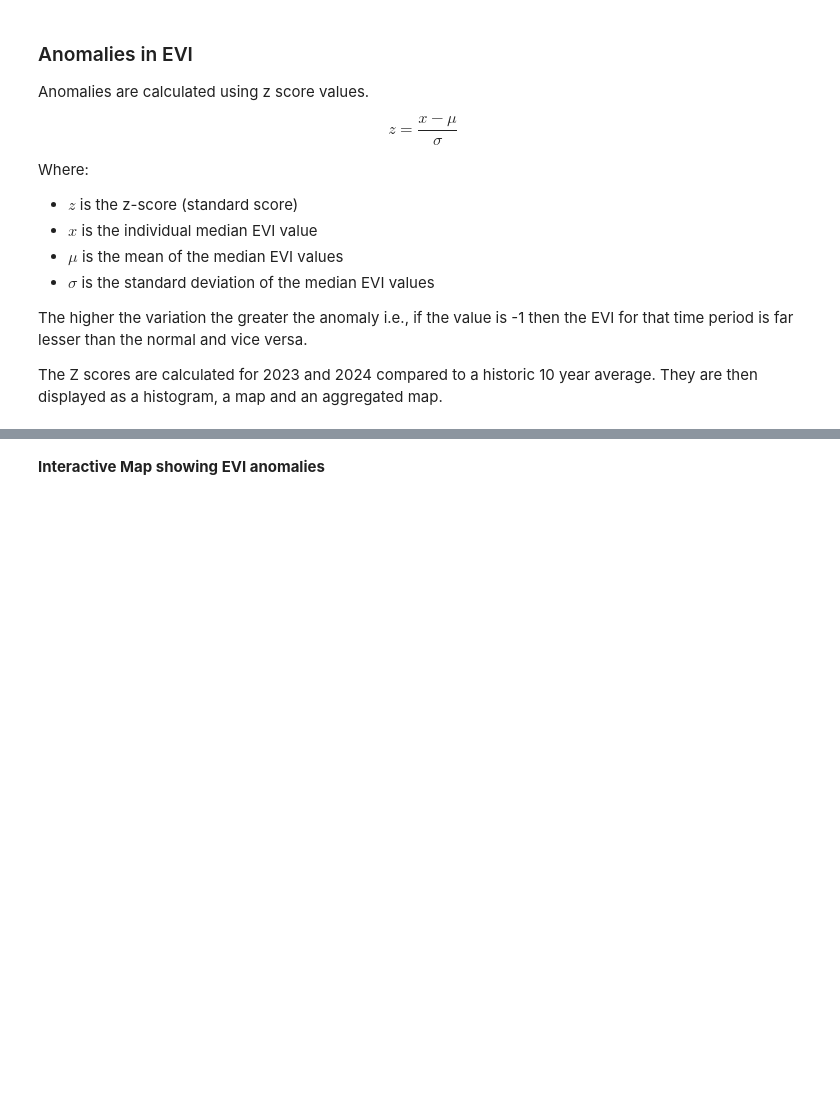
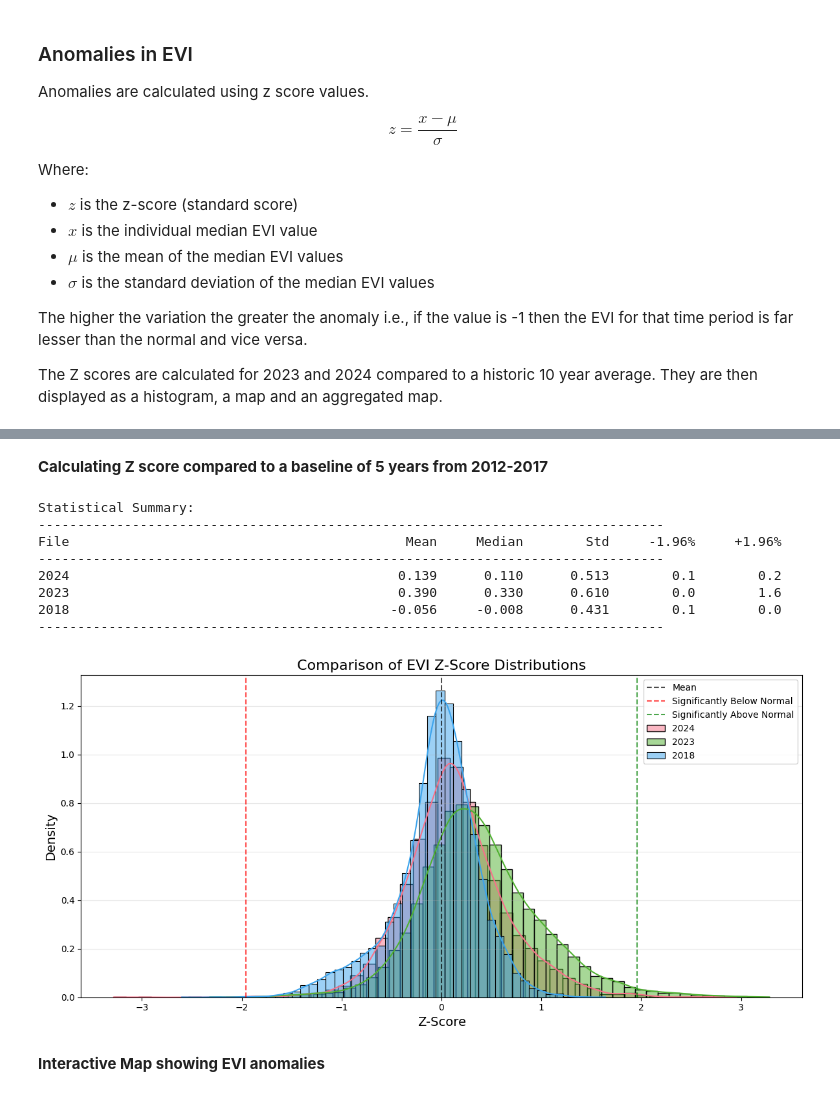
Before and after one commit to worldbank/haiti-agriculture-analytics, a Jupyter notebook: notebooks/agriculture/crop-productivity copy.ipynb, the cells around one changed output, grey strips where cells are left out. Cells and saved outputs as stored; diff of their text form; code cells hidden in the pictures; blank space fills up the shorter version.

```diff
--- a/notebooks/agriculture/crop-productivity copy.ipynb
+++ b/notebooks/agriculture/crop-productivity copy.ipynb
@@ -614,3 +711,21 @@ plot_zscore_histograms('../../docs/images/agriculture/evi_zscore_2023.tif', '../
+# %% [markdown]
+**Calculating Z score compared to a baseline of 5 years from 2012-2017**
+# %%
+plot_zscore_histograms('../../docs/images/agriculture/evi_zscore_5y_2023.tif',
+                        '../../docs/images/agriculture/evi_zscore_5y_2024.tif',
+                        '../../docs/images/agriculture/evi_zscore_5y_2018.tif',
+
+                          labels =['2024', '2023', '2018'])
+# %% [output]
+Statistical Summary:
+--------------------------------------------------------------------------------
+File                                           Mean     Median        Std     -1.96%     +1.96%
+--------------------------------------------------------------------------------
+2024                                          0.139      0.110      0.513        0.1        0.2
+2023                                          0.390      0.330      0.610        0.0        1.6
+2018                                         -0.056     -0.008      0.431        0.1        0.0
+--------------------------------------------------------------------------------
+[figure, added]
 # %% [markdown]
 **Interactive Map showing EVI anomalies**
 # %%
```
Also changed, not shown: parts of 31 cells of this notebook.
